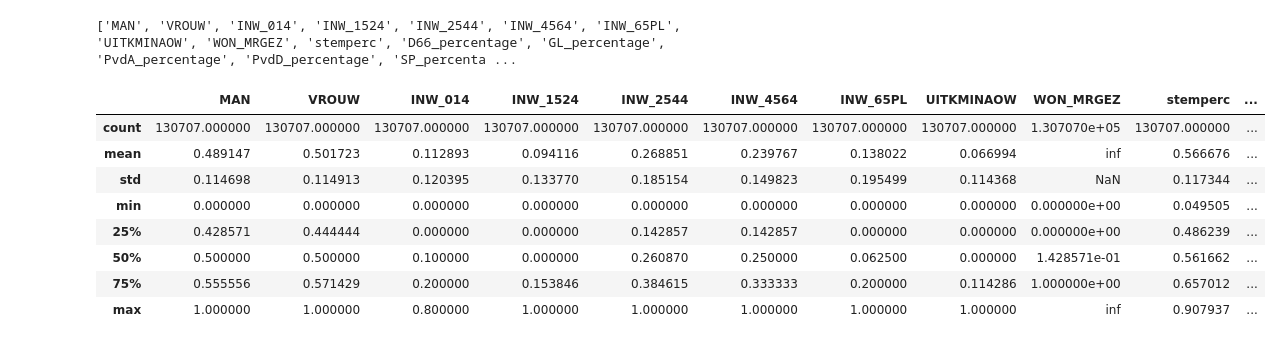
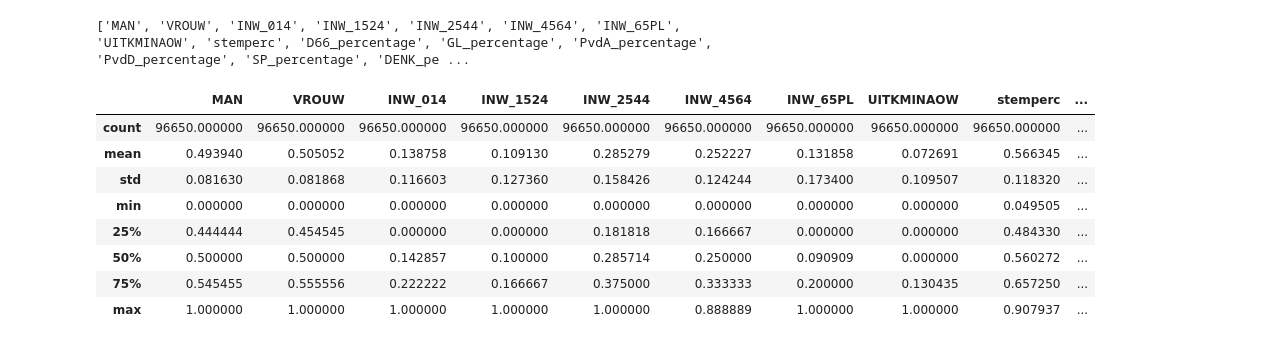
Before and after one commit to DanAugustus/KiesKaart, a Jupyter notebook: LinModel_Analyse.ipynb, the cells around one changed output. Drawn from its saved outputs; the diff is of its cells as text; code cells hidden in the pictures.

```diff
--- a/LinModel_Analyse.ipynb
+++ b/LinModel_Analyse.ipynb
@@ -31,16 +19,19 @@ dataPC6.head()
 # %%
-feature_select = ['MAN','VROUW','UITKMINAOW','WON_MRGEZ']
-dataPC6 = normaliseer_PC6(dataPC6,feature_select)
+dataPC6 = join_PC6(stemEP,demo)
+dataPC6.head()
+
+feature_select = ['MAN','VROUW','UITKMINAOW'] # WON_MR_GEX bevat nog foutieve waarden
+dataPC6 = normaliseer_PC6(dataPC6,feature_select, drempel = 30)
 dataPC6.describe()
 # %% [output]
-['MAN', 'VROUW', 'INW_014', 'INW_1524', 'INW_2544', 'INW_4564', 'INW_65PL', 'UITKMINAOW', 'WON_MRGEZ', 'stemperc', 'D66_percentage', 'GL_percentage', 'PvdA_percentage', 'PvdD_percentage', 'SP_percenta ...
+['MAN', 'VROUW', 'INW_014', 'INW_1524', 'INW_2544', 'INW_4564', 'INW_65PL', 'UITKMINAOW', 'stemperc', 'D66_percentage', 'GL_percentage', 'PvdA_percentage', 'PvdD_percentage', 'SP_percentage', 'DENK_pe ...
-|  | MAN | VROUW | INW_014 | INW_1524 | INW_2544 | INW_4564 | INW_65PL | UITKMINAOW | WON_MRGEZ | stemperc | ... |
-| count | 130707.000000 | 130707.000000 | 130707.000000 | 130707.000000 | 130707.000000 | 130707.000000 | 130707.000000 | 130707.000000 | 1.307070e+05 | 130707.000000 | ... |
-| mean | 0.489147 | 0.501723 | 0.112893 | 0.094116 | 0.268851 | 0.239767 | 0.138022 | 0.066994 | inf | 0.566676 | ... |
-| std | 0.114698 | 0.114913 | 0.120395 | 0.133770 | 0.185154 | 0.149823 | 0.195499 | 0.114368 | NaN | 0.117344 | ... |
-| min | 0.000000 | 0.000000 | 0.000000 | 0.000000 | 0.000000 | 0.000000 | 0.000000 | 0.000000 | 0.000000e+00 | 0.049505 | ... |
-| 25% | 0.428571 | 0.444444 | 0.000000 | 0.000000 | 0.142857 | 0.142857 | 0.000000 | 0.000000 | 0.000000e+00 | 0.486239 | ... |
-| 50% | 0.500000 | 0.500000 | 0.100000 | 0.000000 | 0.260870 | 0.250000 | 0.062500 | 0.000000 | 1.428571e-01 | 0.561662 | ... |
-| 75% | 0.555556 | 0.571429 | 0.200000 | 0.153846 | 0.384615 | 0.333333 | 0.200000 | 0.114286 | 1.000000e+00 | 0.657012 | ... |
-| max | 1.000000 | 1.000000 | 0.800000 | 1.000000 | 1.000000 | 1.000000 | 1.000000 | 1.000000 | inf | 0.907937 | ... |
+|  | MAN | VROUW | INW_014 | INW_1524 | INW_2544 | INW_4564 | INW_65PL | UITKMINAOW | stemperc | ... |
+| count | 96650.000000 | 96650.000000 | 96650.000000 | 96650.000000 | 96650.000000 | 96650.000000 | 96650.000000 | 96650.000000 | 96650.000000 | ... |
+| mean | 0.493940 | 0.505052 | 0.138758 | 0.109130 | 0.285279 | 0.252227 | 0.131858 | 0.072691 | 0.566345 | ... |
+| std | 0.081630 | 0.081868 | 0.116603 | 0.127360 | 0.158426 | 0.124244 | 0.173400 | 0.109507 | 0.118320 | ... |
+| min | 0.000000 | 0.000000 | 0.000000 | 0.000000 | 0.000000 | 0.000000 | 0.000000 | 0.000000 | 0.049505 | ... |
+| 25% | 0.444444 | 0.454545 | 0.000000 | 0.000000 | 0.181818 | 0.166667 | 0.000000 | 0.000000 | 0.484330 | ... |
+| 50% | 0.500000 | 0.500000 | 0.142857 | 0.100000 | 0.285714 | 0.250000 | 0.090909 | 0.000000 | 0.560272 | ... |
+| 75% | 0.545455 | 0.555556 | 0.222222 | 0.166667 | 0.375000 | 0.333333 | 0.200000 | 0.130435 | 0.657250 | ... |
+| max | 1.000000 | 1.000000 | 1.000000 | 1.000000 | 1.000000 | 0.888889 | 1.000000 | 1.000000 | 0.907937 | ... |
 # %%
```
Also changed, not shown: parts of 6 cells of this notebook, 3 other files.
